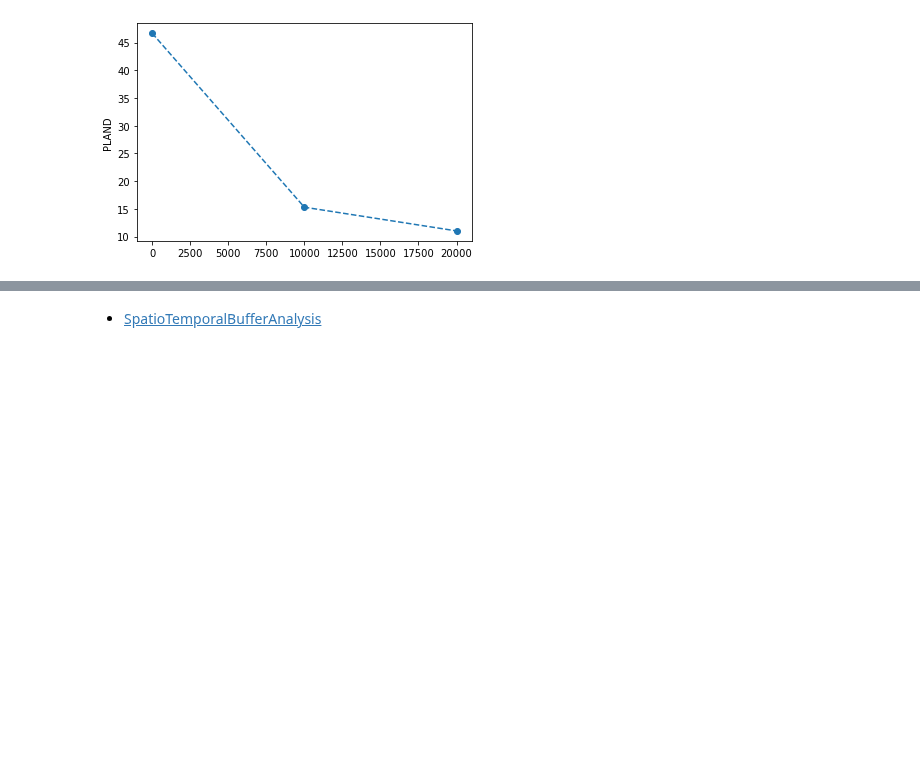
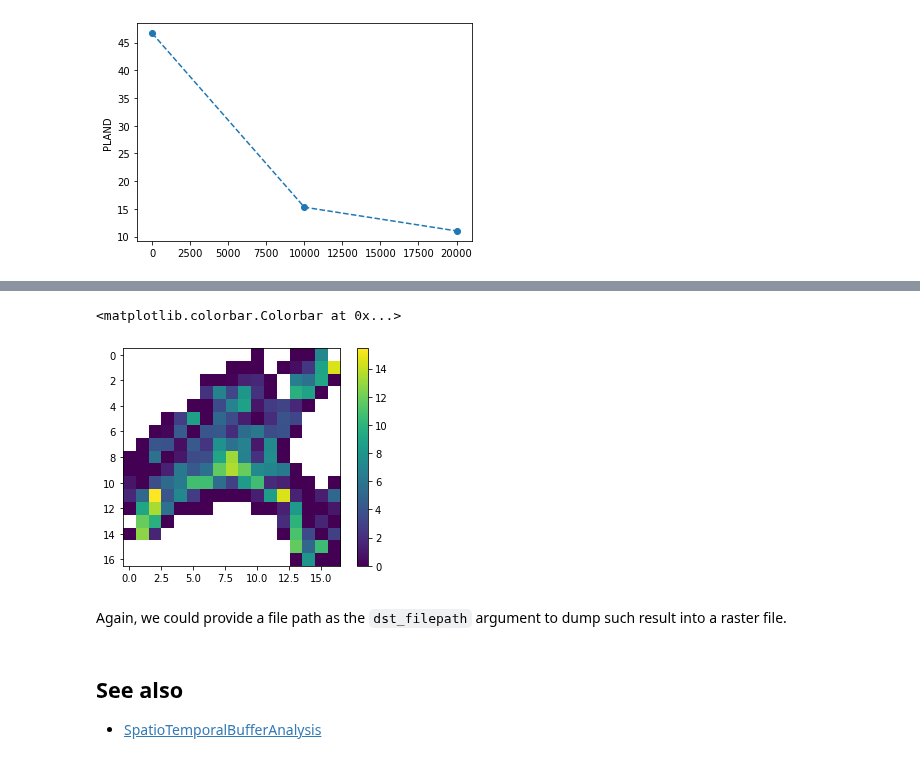
Before and after one commit to martibosch/pylandstats-notebooks, a Jupyter notebook: notebooks/03-zonal-analysis.ipynb, the cells around one changed output, grey strips where cells are left out. Saved outputs shown, nothing was run; the diff lists cells and outputs as text; code cells hidden in the pictures; blank space fills up the shorter version.

```diff
--- a/notebooks/03-zonal-analysis.ipynb
+++ b/notebooks/03-zonal-analysis.ipynb
@@ -243,2 +311,14 @@ Finally, note that the data frames for `ZonalAnalysis`, likewise those of `Spati
+# %%
+ed_zgs_arr = zga.compute_zonal_statistics_arr('edge_density')
+
+plt.imshow(ed_zgs_arr)
+plt.colorbar()
+# %% [output]
+<matplotlib.colorbar.Colorbar at 0x...>
+[figure, added]
+# %% [markdown]
+Again, we could provide a file path as the `dst_filepath` argument to dump such result into a raster file.
 # %% [markdown]
+## See also
+
 * [SpatioTemporalBufferAnalysis](https://github.com/martibosch/pylandstats-notebooks/blob/master/notebooks/05-spatiotemporal-buffer-analysis.ipynb)
```
Also changed, not shown: parts of 66 cells of this notebook, 5 other files.
